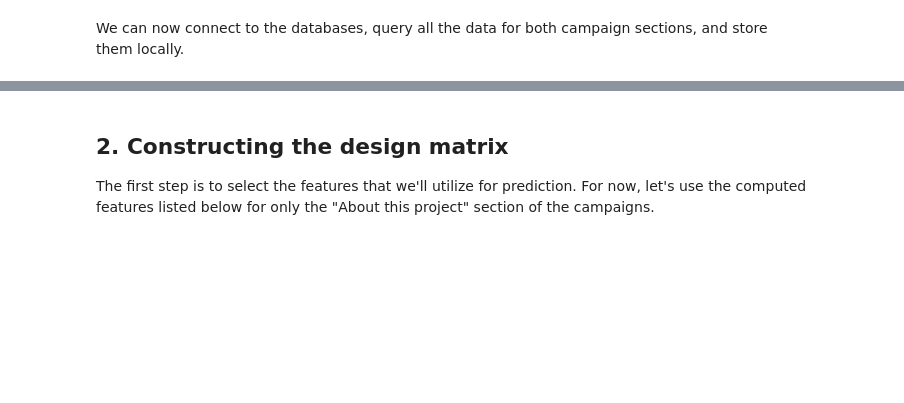
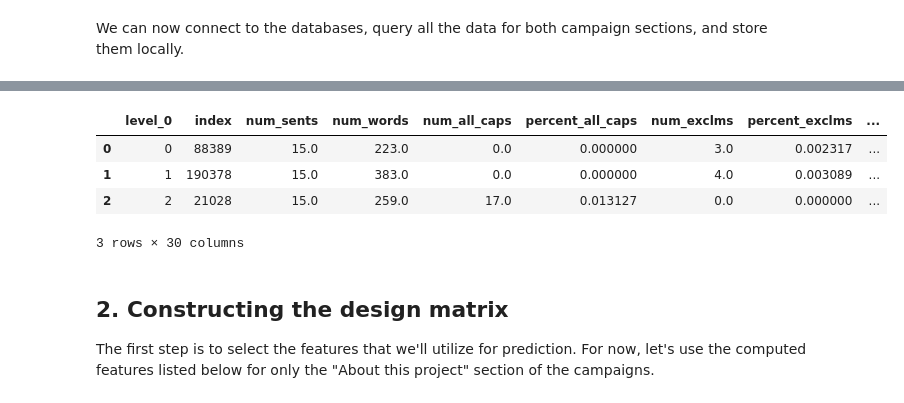
Before and after one commit to redwanhuq/campaign-critic, a Jupyter notebook: prototyping-machine_learning.ipynb, the cells around one changed output, grey strips where cells are left out. Cells and saved outputs as stored; diff of their text form; code cells hidden in the pictures; blank space fills up the shorter version.

```diff
--- a/prototyping-machine_learning.ipynb
+++ b/prototyping-machine_learning.ipynb
@@ -76,3 +82,16 @@ section2_df_full = pd.read_sql_query(sql_query2, con2)
+# %%
+# Define a target variable for regression
+section1_df_full['percent_funded'] = section1_df_full['pledged'] / \
+    section1_df_full['goal']
+
+# Display a few rows
+section1_df_full.head(3)
+# %% [output]
+|  | level_0 | index | num_sents | num_words | num_all_caps | percent_all_caps | num_exclms | percent_exclms | ... |
+| 0 | 0 | 88389 | 15.0 | 223.0 | 0.0 | 0.000000 | 3.0 | 0.002317 | ... |
+| 1 | 1 | 190378 | 15.0 | 383.0 | 0.0 | 0.000000 | 4.0 | 0.003089 | ... |
+| 2 | 2 | 21028 | 15.0 | 259.0 | 17.0 | 0.013127 | 0.0 | 0.000000 | ... |
+3 rows × 30 columns
 # %% [markdown]
 <a id="cell2"></a>
 ## 2. Constructing the design matrix
```
Also changed, not shown: parts of 42 cells of this notebook.
